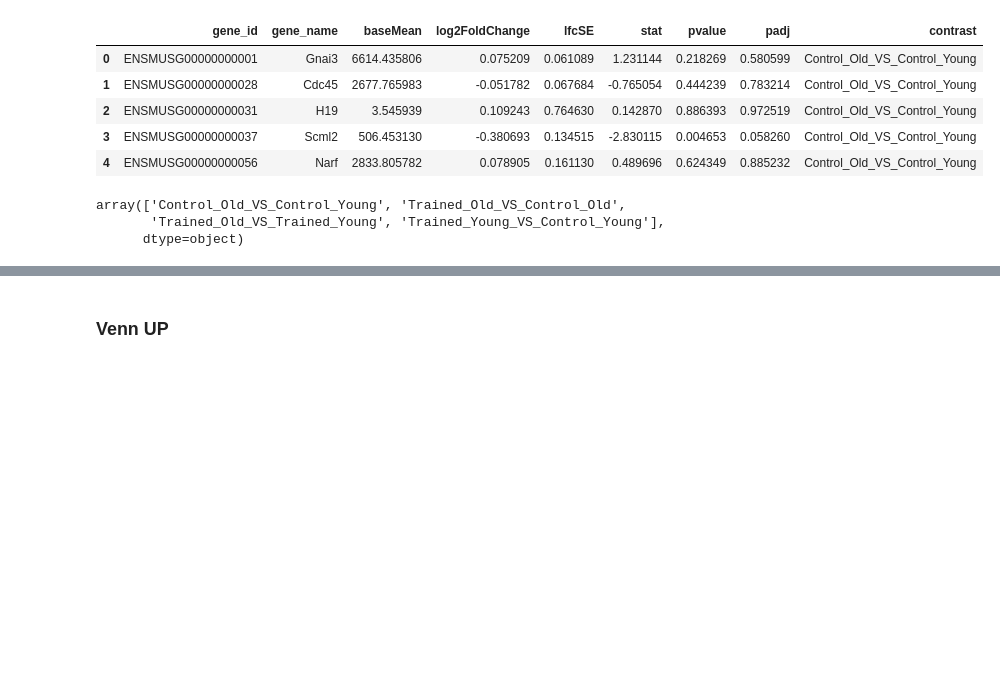
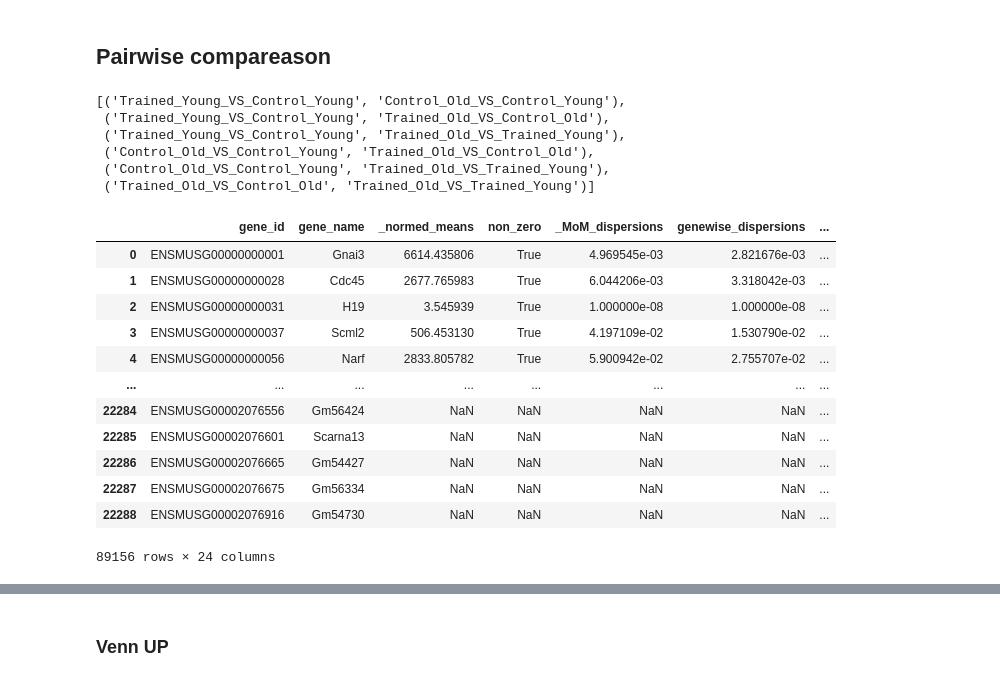
Before and after one commit to mbrochut/bulkRNA-seq_template, a Jupyter notebook: Venn.ipynb, the cells around one changed output, grey strips where cells are left out. Drawn from its saved outputs; the diff is of its cells as text; code cells hidden in the pictures; blank space fills up the shorter version.

```diff
--- a/Venn.ipynb
+++ b/Venn.ipynb
@@ -8,10 +11,12 @@ from venn import venn4
+# %%
+model = 'condition'
 # %%
-folder = "./results/excel/"
+folder = "./results/contrasts/"
 list_df = []
 for file in os.listdir(folder):
-    if 'xlsx' in file:
-        df = pd.read_excel(f'{folder}/{file}')
-        file_name = file[:-5]
+    if model in file:
+        df = pd.read_csv(f'{folder}/{file}',sep=';')
+        file_name = file[:-4]
         split = file_name.split("_")
         contrast = "_".join(split[1:])
         df['contrast'] = contrast
@@ -20,0 +66,2 @@ concat = pd.concat(list_df)
+# %% [markdown]
+## Pairwise compareason
@@ -20,0 +73,9 @@ concat = pd.concat(list_df)
+# %%
+pairs
+# %% [output]
+[('Trained_Young_VS_Control_Young', 'Control_Old_VS_Control_Young'),
+ ('Trained_Young_VS_Control_Young', 'Trained_Old_VS_Control_Old'),
+ ('Trained_Young_VS_Control_Young', 'Trained_Old_VS_Trained_Young'),
+ ('Control_Old_VS_Control_Young', 'Trained_Old_VS_Control_Old'),
+ ('Control_Old_VS_Control_Young', 'Trained_Old_VS_Trained_Young'),
+ ('Trained_Old_VS_Control_Old', 'Trained_Old_VS_Trained_Young')]
@@ -21,15 +148,16 @@ concat = pd.concat(list_df)
 # %%
-concat.head()
+concat
 # %% [output]
-|  | gene_id | gene_name | baseMean | log2FoldChange | lfcSE | stat | pvalue | padj | contrast |
-| 0 | ENSMUSG00000000001 | Gnai3 | 6614.435806 | 0.075209 | 0.061089 | 1.231144 | 0.218269 | 0.580599 | Control_Old_VS_Control_Young |
-| 1 | ENSMUSG00000000028 | Cdc45 | 2677.765983 | -0.051782 | 0.067684 | -0.765054 | 0.444239 | 0.783214 | Control_Old_VS_Control_Young |
-| 2 | ENSMUSG00000000031 | H19 | 3.545939 | 0.109243 | 0.764630 | 0.142870 | 0.886393 | 0.972519 | Control_Old_VS_Control_Young |
-| 3 | ENSMUSG00000000037 | Scml2 | 506.453130 | -0.380693 | 0.134515 | -2.830115 | 0.004653 | 0.058260 | Control_Old_VS_Control_Young |
-| 4 | ENSMUSG00000000056 | Narf | 2833.805782 | 0.078905 | 0.161130 | 0.489696 | 0.624349 | 0.885232 | Control_Old_VS_Control_Young |
+|  | gene_id | gene_name | _normed_means | non_zero | _MoM_dispersions | genewise_dispersions | ... |
+| 0 | ENSMUSG00000000001 | Gnai3 | 6614.435806 | True | 4.969545e-03 | 2.821676e-03 | ... |
+| 1 | ENSMUSG00000000028 | Cdc45 | 2677.765983 | True | 6.044206e-03 | 3.318042e-03 | ... |
+| 2 | ENSMUSG00000000031 | H19 | 3.545939 | True | 1.000000e-08 | 1.000000e-08 | ... |
+| 3 | ENSMUSG00000000037 | Scml2 | 506.453130 | True | 4.197109e-02 | 1.530790e-02 | ... |
+| 4 | ENSMUSG00000000056 | Narf | 2833.805782 | True | 5.900942e-02 | 2.755707e-02 | ... |
+| ... | ... | ... | ... | ... | ... | ... | ... |
+| 22284 | ENSMUSG00002076556 | Gm56424 | NaN | NaN | NaN | NaN | ... |
+| 22285 | ENSMUSG00002076601 | Scarna13 | NaN | NaN | NaN | NaN | ... |
+| 22286 | ENSMUSG00002076665 | Gm54427 | NaN | NaN | NaN | NaN | ... |
+| 22287 | ENSMUSG00002076675 | Gm56334 | NaN | NaN | NaN | NaN | ... |
+| 22288 | ENSMUSG00002076916 | Gm54730 | NaN | NaN | NaN | NaN | ... |
+89156 rows × 24 columns
-# %%
-concat['contrast'].unique()
-# %% [output]
-array(['Control_Old_VS_Control_Young', 'Trained_Old_VS_Control_Old',
-       'Trained_Old_VS_Trained_Young', 'Trained_Young_VS_Control_Young'],
-      dtype=object)
```
Also changed, not shown: parts of 12 cells of this notebook, 6 other files.
